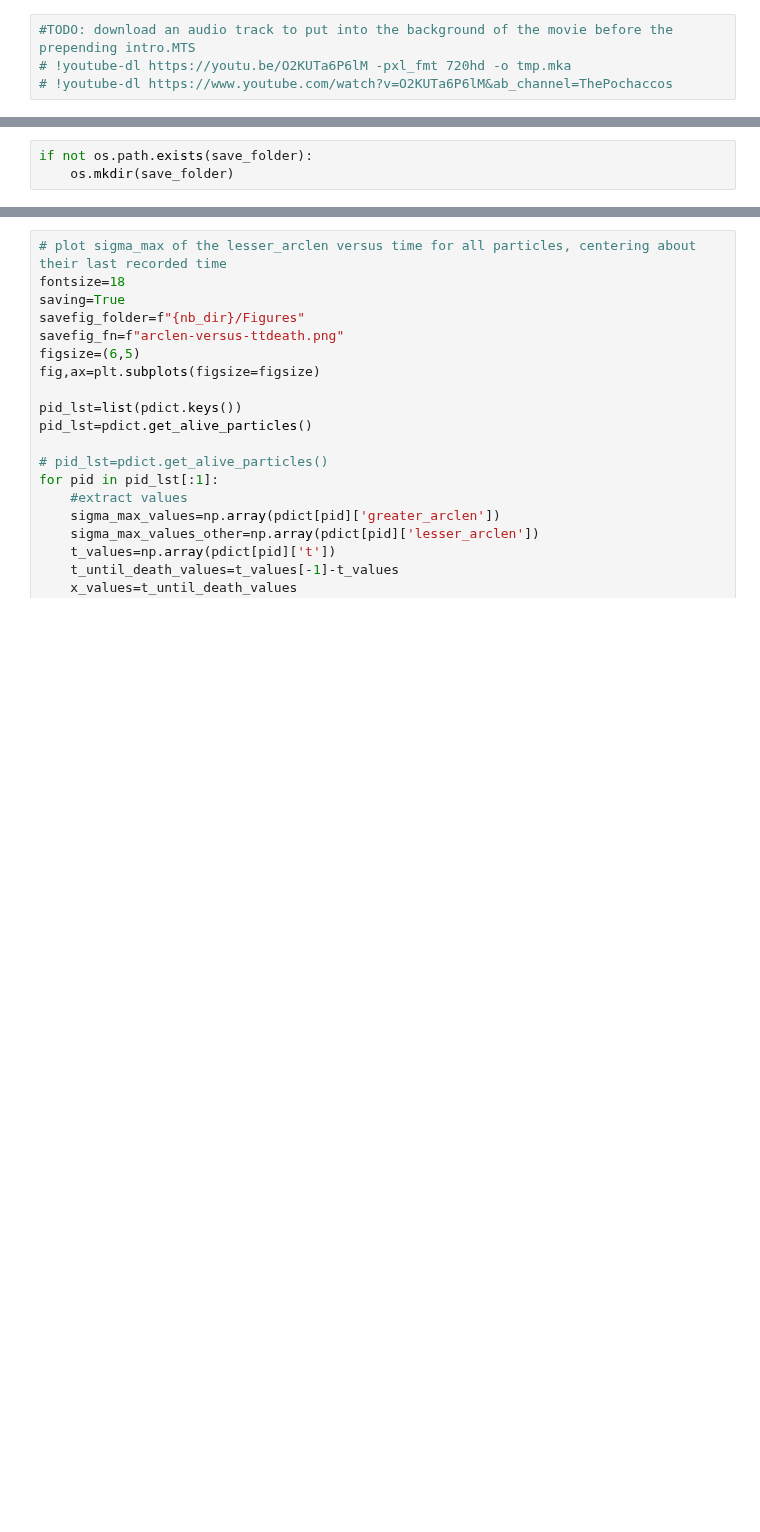
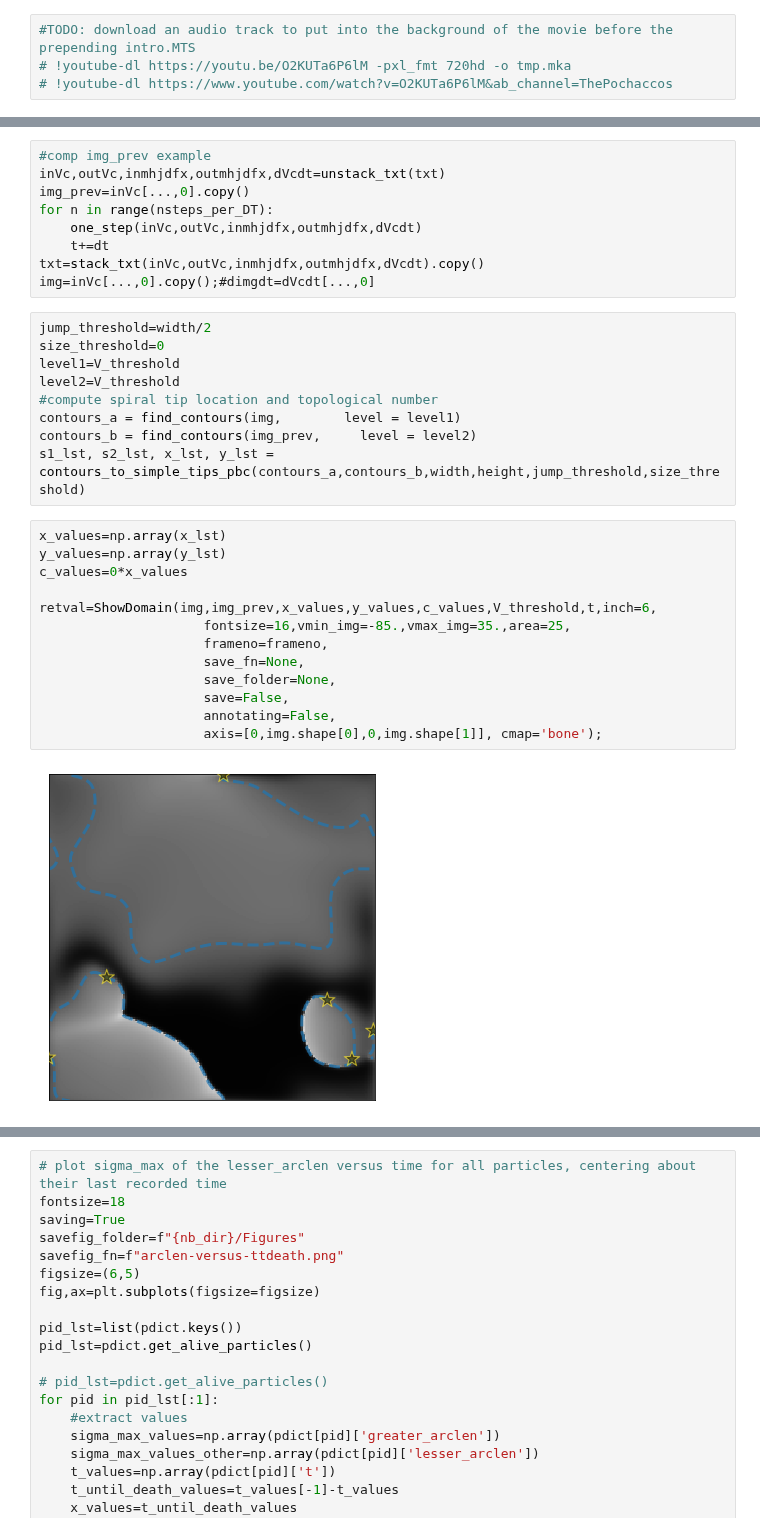
Before and after one commit to timtyree/care, a Jupyter notebook: notebooks/make movie of tip trajectories.ipynb, the cells around one changed output, grey strips where cells are left out. Saved outputs shown, nothing was run; the diff lists cells and outputs as text; blank space fills up the shorter version.

Commit message:
debugged routine for generating movies of spiral tip motion within the Luo-Rudy model

```diff
--- a/notebooks/make movie of tip trajectories.ipynb
+++ b/notebooks/make movie of tip trajectories.ipynb
@@ -486,4 +463,34 @@ ntips,width,dt
-# %%
-if not os.path.exists(save_folder):
-    os.mkdir(save_folder)
+# %%
+#comp img_prev example
+inVc,outVc,inmhjdfx,outmhjdfx,dVcdt=unstack_txt(txt)
+img_prev=inVc[...,0].copy()
+for n in range(nsteps_per_DT):
+    one_step(inVc,outVc,inmhjdfx,outmhjdfx,dVcdt)
+    t+=dt
+txt=stack_txt(inVc,outVc,inmhjdfx,outmhjdfx,dVcdt).copy()
+img=inVc[...,0].copy();#dimgdt=dVcdt[...,0]
+# %%
+jump_threshold=width/2
+size_threshold=0
+level1=V_threshold
+level2=V_threshold
+#compute spiral tip location and topological number
+contours_a = find_contours(img,        level = level1)
+contours_b = find_contours(img_prev,     level = level2)
+s1_lst, s2_lst, x_lst, y_lst = contours_to_simple_tips_pbc(contours_a,contours_b,width,height,jump_threshold,size_threshold)
+# %%
+x_values=np.array(x_lst)
+y_values=np.array(y_lst)
+c_values=0*x_values
+
+retval=ShowDomain(img,img_prev,x_values,y_values,c_values,V_threshold,t,inch=6,
+                     fontsize=16,vmin_img=-85.,vmax_img=35.,area=25,
+                     frameno=frameno,
+                     save_fn=None,
+                     save_folder=None,
+                     save=False,
+                     annotating=False,
+                     axis=[0,img.shape[0],0,img.shape[1]], cmap='bone');
+# %% [output]
+[figure, added]
 # %%
```
Also changed, not shown: parts of 40 cells of this notebook, 9 other files.
